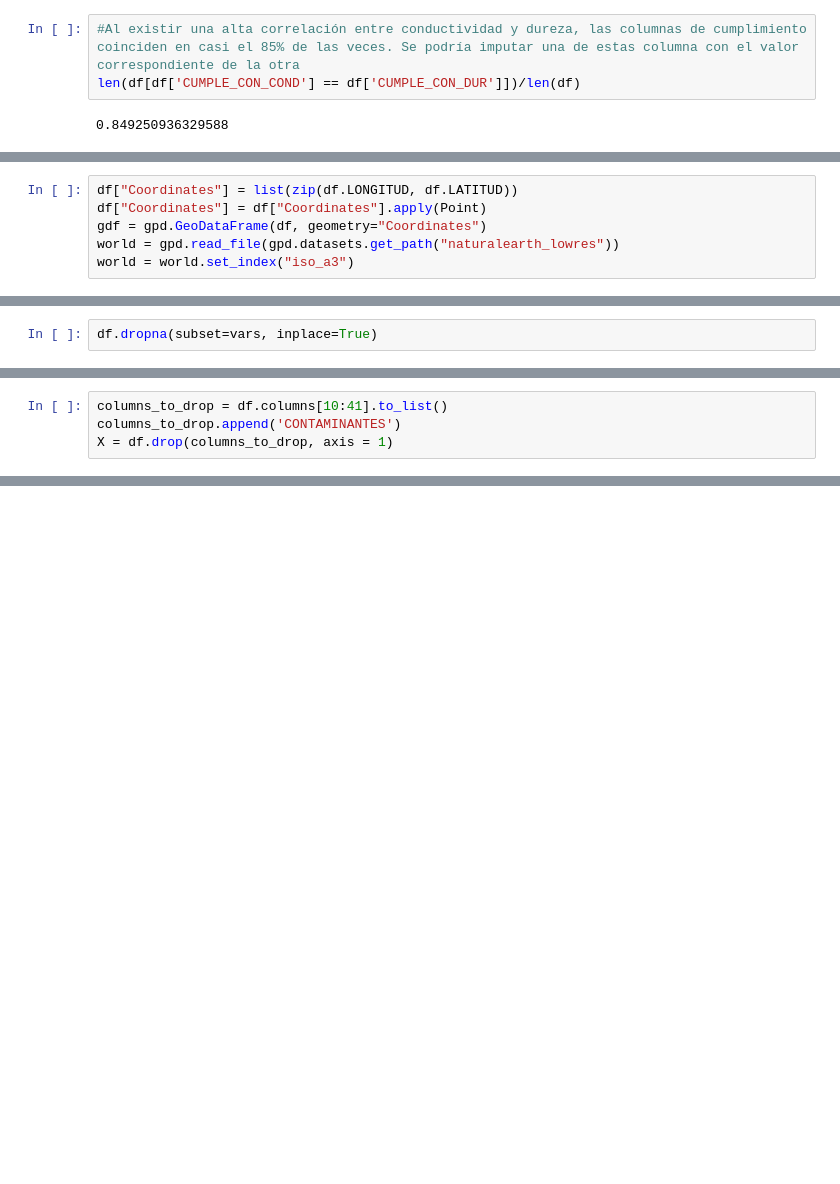
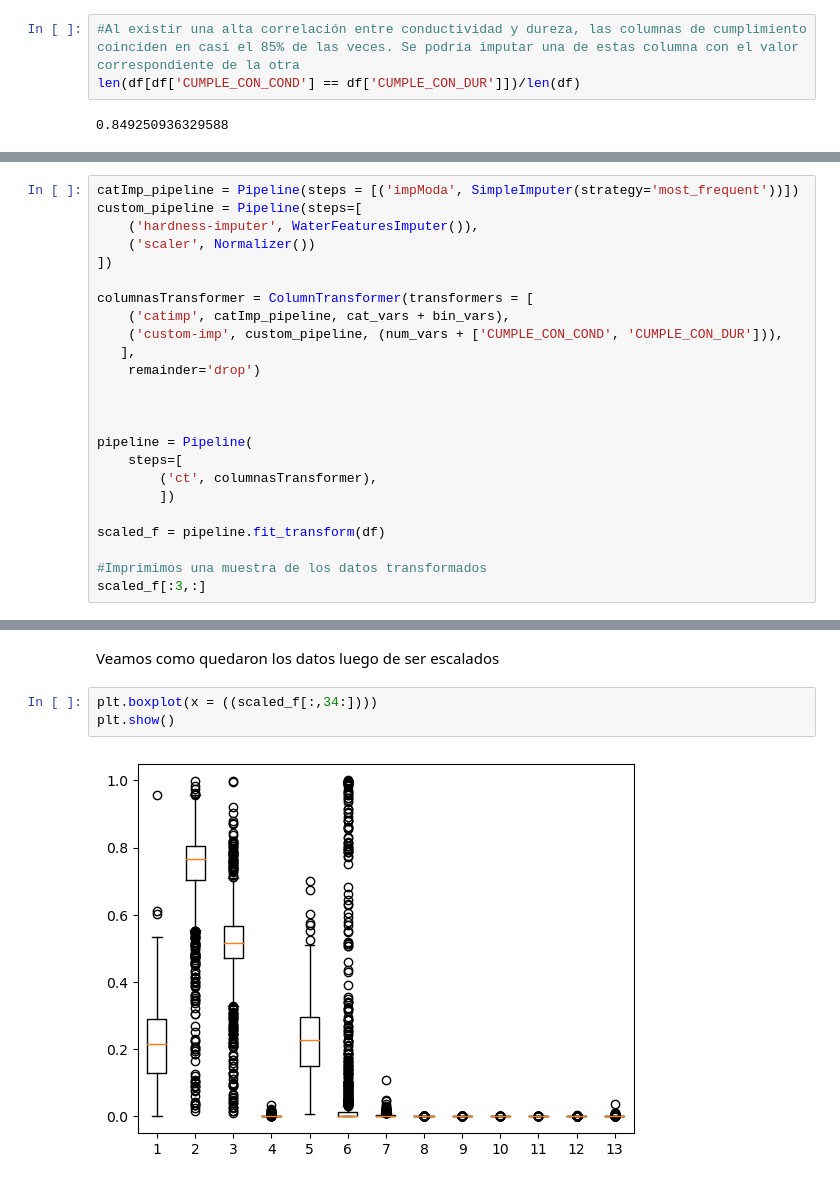
Before and after one commit to PosgradoMNA/actividades-del-projecto-equipo_102, a Jupyter notebook: Reto/aguas-subterraneas.ipynb, the cells around one changed output, grey strips where cells are left out. Saved outputs shown, nothing was run; the diff lists cells and outputs as text; blank space fills up the shorter version.

Commit message:
limpieza datos - reto 1 avance

```diff
--- a/Reto/aguas-subterraneas.ipynb
+++ b/Reto/aguas-subterraneas.ipynb
@@ -320,6 +330,0 @@ pd.DataFrame({'columns': na_columns, 'total': na_total.to_list() })
-# %%
-df["Coordinates"] = list(zip(df.LONGITUD, df.LATITUD))
-df["Coordinates"] = df["Coordinates"].apply(Point)
-gdf = gpd.GeoDataFrame(df, geometry="Coordinates")
-world = gpd.read_file(gpd.datasets.get_path("naturalearth_lowres"))
-world = world.set_index("iso_a3")
@@ -408,2 +330,0 @@ df[pd.notnull(df[vars])]
-# %%
-df.dropna(subset=vars, inplace=True)
@@ -508,4 +330,0 @@ dtype: float64
-# %%
-columns_to_drop = df.columns[10:41].to_list()
-columns_to_drop.append('CONTAMINANTES')
-X = df.drop(columns_to_drop, axis = 1)
@@ -535,0 +447,24 @@ dtype: int64
+# %%
+catImp_pipeline = Pipeline(steps = [('impModa', SimpleImputer(strategy='most_frequent'))])
+custom_pipeline = Pipeline(steps=[
+    ('hardness-imputer', WaterFeaturesImputer()),
+    ('scaler', Normalizer())
+])
+
+columnasTransformer = ColumnTransformer(transformers = [
+    ('catimp', catImp_pipeline, cat_vars + bin_vars),
+    ('custom-imp', custom_pipeline, (num_vars + ['CUMPLE_CON_COND', 'CUMPLE_CON_DUR'])),
+   ],
+    remainder='drop')
+
+
+
+pipeline = Pipeline(
+    steps=[
+        ('ct', columnasTransformer),
+        ])
+
+scaled_f = pipeline.fit_transform(df)
+
+#Imprimimos una muestra de los datos transformados
+scaled_f[:3,:]
@@ -535,0 +489,7 @@ dtype: int64
+# %% [markdown]
+Veamos como quedaron los datos luego de ser escalados
+# %%
+plt.boxplot(x = ((scaled_f[:,34:])))
+plt.show()
+# %% [output]
+[figure, added]
```
Also changed, not shown: parts of 86 cells of this notebook, 1 other file.
